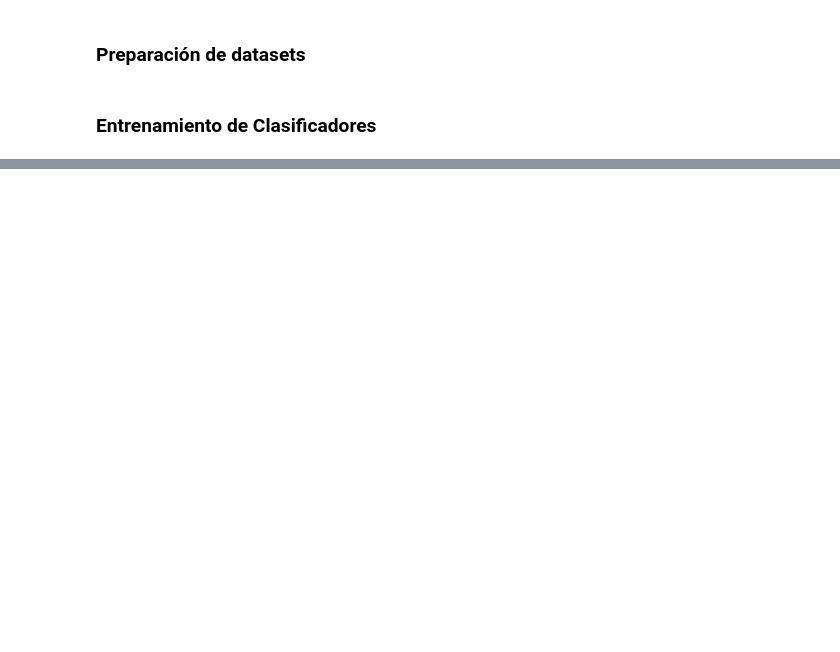
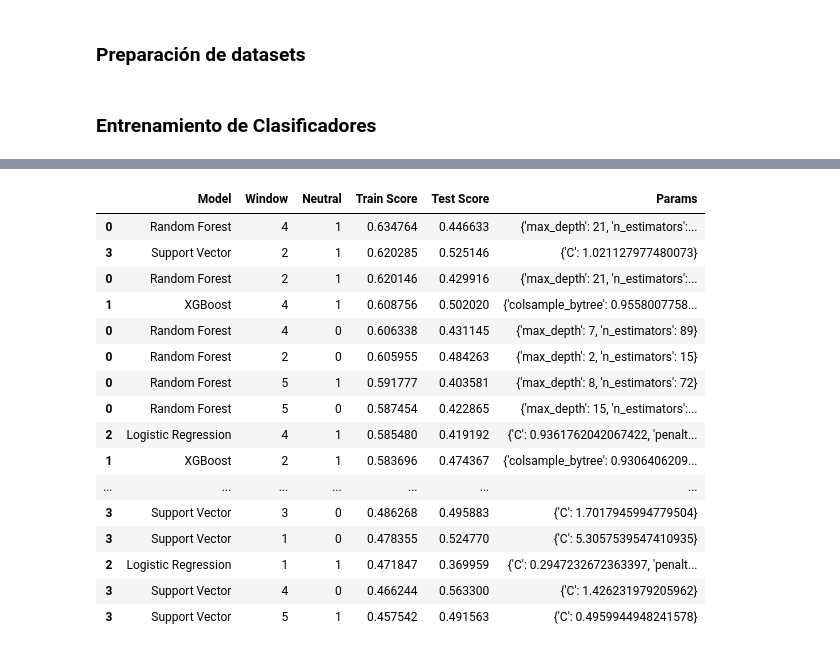
Before and after one commit to sigmaleph/DH-Final, a Jupyter notebook: 4 - Classifiers.ipynb, the cells around one changed output, grey strips where cells are left out. Cells and saved outputs as stored; diff of their text form; code cells hidden in the pictures; blank space fills up the shorter version.

```diff
--- a/4 - Classifiers.ipynb
+++ b/4 - Classifiers.ipynb
@@ -18,8 +18,8 @@ from sklearn.preprocessing import LabelEncoder
 
 def dataset_prep(window=3, neutral=True):
 
-    train = pd.read_csv('data/trainset.csv', index_col=0)
-    test  = pd.read_csv('data/testset.csv', index_col=0)
+    train = pd.read_csv('data/trainset_va.csv', index_col=0)
+    test  = pd.read_csv('data/testset_va.csv', index_col=0)
 
     cols1 = ['pos', 'neg', 'neu'] if neutral==True else ['pos', 'neg']
 
@@ -62,13 +63,17 @@ from catboost import CatBoostClassifier
 # %%
 def train_classifier(X, Xt, y, yt):
 
-    model_name = ['Random Forest', 'XGBoost', 'LightGBM', 'Logistic Regression', 'Catboost']
+    #model_name = ['Random Forest', 'XGBoost', 'LightGBM', 'Logistic Regression',
+    #              'Catboost', 'Support Vector']
+    model_name = ['Random Forest', 'XGBoost', 'Logistic Regression', 'Support Vector']
 
     model_init = [RandomForestClassifier(),
                   XGBClassifier(),
-                  lgb.LGBMClassifier(),
+                  #lgb.LGBMClassifier(),
                   LogisticRegression(),
-                  CatBoostClassifier()]
+                  #CatBoostClassifier(),
+                  SVC(probability=True)
+                 ]
     params1 = {
         "n_estimators": st.randint(10,100),    # Number of boosted trees to fit.
         "max_depth"   : st.randint(2, 25),     # Maximum tree depth for base learners.
@@ -92,7 +97,13 @@ def train_classifier(X, Xt, y, yt):
 
     params4 = {}
 
-    model_params = [params1, params2, params2, params3, params4]
+    params5 = {
+        "C"           : st.uniform(0.1, 10.),
+        #"kernel"      : ['lbf', 'linear']
+    }
+
+    #model_params = [params1, params2, params2, params3, params4, params5]
+    model_params = [params1, params2, params3, params5]
 
     train_scores    = []
     test_scores     = []
@@ -120,7 +131,7 @@ def train_classifier(X, Xt, y, yt):
          'Estimator'  : best_estimators
         })
 
-    return results #.sort_values(by='Test Score', ascending=False)
+    return results
 # %%
 import itertools
 windows = np.arange(1, 6)
@@ -190,2 +174,20 @@ Fitting 5 folds for each of 50 candidates, totalling 250 fits
 # %%
-resultado.sort_values(by='Train Score', ascending=False).iloc[:, :-1].to_csv('class_tblob_tw+reddit.csv')
+resultado.sort_values(by='Train Score', ascending=False).iloc[:, :-1]
+# %% [output]
+|  | Model | Window | Neutral | Train Score | Test Score | Params |
+| 0 | Random Forest | 4 | 1 | 0.634764 | 0.446633 | {'max_depth': 21, 'n_estimators':... |
+| 3 | Support Vector | 2 | 1 | 0.620285 | 0.525146 | {'C': 1.021127977480073} |
+| 0 | Random Forest | 2 | 1 | 0.620146 | 0.429916 | {'max_depth': 21, 'n_estimators':... |
+| 1 | XGBoost | 4 | 1 | 0.608756 | 0.502020 | {'colsample_bytree': 0.9558007758... |
+| 0 | Random Forest | 4 | 0 | 0.606338 | 0.431145 | {'max_depth': 7, 'n_estimators': 89} |
+| 0 | Random Forest | 2 | 0 | 0.605955 | 0.484263 | {'max_depth': 2, 'n_estimators': 15} |
+| 0 | Random Forest | 5 | 1 | 0.591777 | 0.403581 | {'max_depth': 8, 'n_estimators': 72} |
+| 0 | Random Forest | 5 | 0 | 0.587454 | 0.422865 | {'max_depth': 15, 'n_estimators':... |
+| 2 | Logistic Regression | 4 | 1 | 0.585480 | 0.419192 | {'C': 0.9361762042067422, 'penalt... |
+| 1 | XGBoost | 2 | 1 | 0.583696 | 0.474367 | {'colsample_bytree': 0.9306406209... |
+| ... | ... | ... | ... | ... | ... | ... |
+| 3 | Support Vector | 3 | 0 | 0.486268 | 0.495883 | {'C': 1.7017945994779504} |
+| 3 | Support Vector | 1 | 0 | 0.478355 | 0.524770 | {'C': 5.3057539547410935} |
+| 2 | Logistic Regression | 1 | 1 | 0.471847 | 0.369959 | {'C': 0.2947232672363397, 'penalt... |
+| 3 | Support Vector | 4 | 0 | 0.466244 | 0.563300 | {'C': 1.426231979205962} |
+| 3 | Support Vector | 5 | 1 | 0.457542 | 0.491563 | {'C': 0.4959944948241578} |
```
Also changed, not shown: parts of 2 cells of this notebook, 13 other files.
